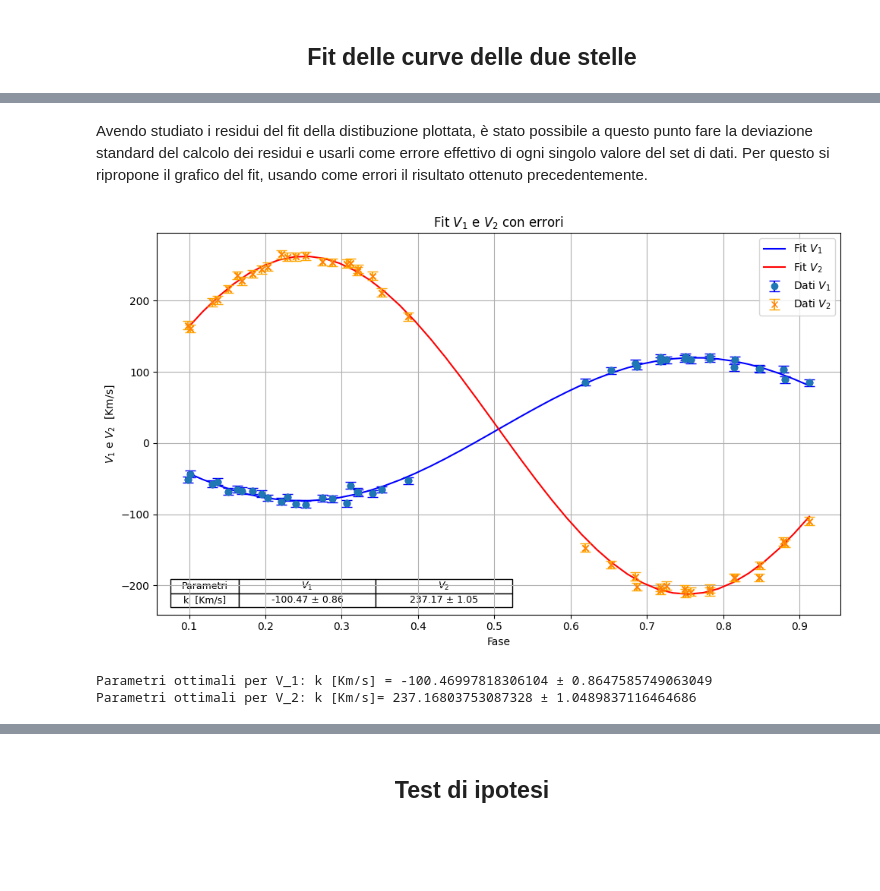
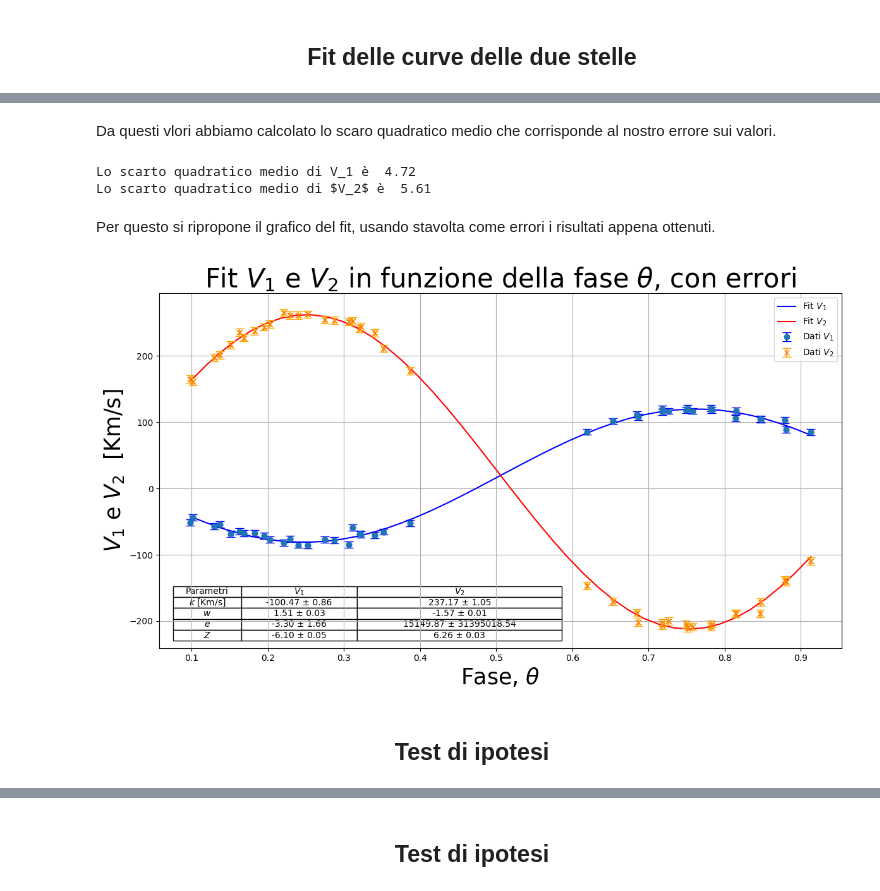
Before and after one commit to Sebyiossa/Progetto-Analisi-dati-2024, a Jupyter notebook: Progetti analisi statistica dei dati -Stelle Binarie.ipynb, the cells around one changed output, grey strips where cells are left out. Cells and saved outputs as stored; diff of their text form; code cells hidden in the pictures; blank space fills up the shorter version.

```diff
--- a/Progetti analisi statistica dei dati -Stelle Binarie.ipynb
+++ b/Progetti analisi statistica dei dati -Stelle Binarie.ipynb
@@ -226,9 +234,8 @@ import matplotlib.pyplot as plt
 # Definiamo le variabili
 V1
 V2
-w1
-w2
-
+w1 =df[('w1')]
+w2 =df[('w2')]
 # Calcoliamo i pesi combinati
 w = w1 * w2
 
@@ -257,8 +264,8 @@ plt.figure(figsize=(12, 7))
 plt.scatter(Fase, residui_V1, label='Residui di $V_1$', color='b', alpha=0.5)
 plt.scatter(Fase, residui_V2, label='Residui di $V_2$', color='r', alpha=0.5)
 plt.axhline(y=0, color='g', linestyle='--')
-plt.xlabel('Fase')
-plt.ylabel('Residui')
+plt.xlabel('Fase, $\\theta$', fontsize=15)
+plt.ylabel('Residui', fontsize=15)
 plt.title('Grafico dei residui di $V_1$ e $V_2$')
 plt.legend()
 plt.show()
@@ -266,8 +273,4 @@ plt.show()
 #Mi stampo i residui di V1 e V2
 print(f"I residui di $V_1$ sono:" , residui_V1)
 print(f"I residui di $V_2$ sono:", residui_V2)
-sqm_V1=np.sqrt(np.var(residui_V1))
-sqm_V2=np.sqrt(np.var(residui_V2))
-print(f"Lo scarto quadratico medio di V_1 è ", f"{sqm_V1:.2f}")
-print(f"Lo scarto quadratico medio di V_2 è ", f"{sqm_V2:.2f}")
 # %% [output]
@@ -295,5 +296,15 @@ Lo scarto quadratico medio di V_2 è  5.61
+# %% [markdown]
+Da questi vlori abbiamo calcolato lo scaro quadratico medio che corrisponde al nostro errore sui valori.
+# %%
+sqm_V1=np.sqrt(np.var(residui_V1))
+sqm_V2=np.sqrt(np.var(residui_V2))
+print(f"Lo scarto quadratico medio di V_1 è ", f"{sqm_V1:.2f}")
+print(f"Lo scarto quadratico medio di $V_2$ è ", f"{sqm_V2:.2f}")
+# %% [output]
+Lo scarto quadratico medio di V_1 è  4.72
+Lo scarto quadratico medio di $V_2$ è  5.61
 # %% [markdown]
-Avendo studiato i residui del fit della distibuzione plottata, è stato possibile a questo punto fare la deviazione standard del calcolo dei residui e usarli come errore effettivo di ogni singolo valore del set di dati. Per questo si ripropone il grafico del fit, usando come errori il risultato ottenuto precedentemente.
+Per questo si ripropone il grafico del fit, usando stavolta come errori i risultati appena ottenuti.
 # %%
 import numpy as np
 import pandas as pd
@@ -322,45 +333,48 @@ K_opt_V2, w_opt_V2, e_opt_V2, Z_opt_V2 = popt_V2
 perR_V2 = np.sqrt(np.diag(pcov_V2))
 
 # Grafico
-plt.figure(figsize=(10, 6))
+plt.figure(figsize=(12,7))
 
 # Fit V1
 Fase_fit = np.linspace(min(Fase), max(Fase), 42)
 V1_fit = model(Fase_fit, *popt_V1)
 plt.plot(Fase_fit, V1_fit, color='blue', label='Fit $V_1$')
 plt.scatter(Fase, V1, color='blue')
 plt.errorbar(Fase, V1, yerr=errore_V1, fmt='o', label='Dati $V_1$', capsize=5, ecolor='b')
 
 # Fit V2
 V2_fit = model(Fase_fit, *popt_V2)
 plt.plot(Fase_fit, V2_fit, color='red', label='Fit $V_2$')
 plt.scatter(Fase, V2, marker='x', color='orange')
 plt.errorbar(Fase, V2, yerr=errore_V2, fmt='x', label='Dati $V_2$', capsize=5, ecolor='orange')
 
 # Assi
-plt.xlabel('Fase')
-plt.ylabel('$V_1$ e $V_2$  [Km/s]')
+plt.xlabel('Fase, $\\theta$', fontsize=25)
+plt.ylabel('$V_1$ e $V_2$  [Km/s]', fontsize=25)
 plt.legend()
 plt.grid(True)
-plt.title('Fit $V_1$ e $V_2$ con errori')
+plt.title('Fit $V_1$ e $V_2$ in funzione della fase $\\theta$, con errori', fontsize=30)
 
 # Tabella con i dati ottenuti fit
 table_data = [
     ["Parametri", "$V_1$", "$V_2$"],
-    ["k  [Km/s]", f"{K_opt_V1:.2f} ± {perR_V1[0]:.2f}", f"{K_opt_V2:.2f} ± {perR_V2[0]:.2f}"]
+    ["$k$ [Km/s]", f"{K_opt_V1:.2f} ± {perR_V1[0]:.2f}", f"{K_opt_V2:.2f} ± {perR_V2[0]:.2f}"],
+    ["$w$", f"{w_opt_V1:.2f} ± {perR_V1[1]:.2f}", f"{w_opt_V2:.2f} ± {perR_V2[1]:.2f}"],
+    ["$e$", f"{e_opt_V1:.2f} ± {perR_V1[2]:.2f}", f"{e_opt_V2:.2f} ± {perR_V2[2]:.2f}"],
+    ["$Z$", f"{Z_opt_V1:.2f} ± {perR_V1[3]:.2f}", f"{Z_opt_V2:.2f} ± {perR_V2[3]:.2f}"]
 ]
 
 # Tabella dati
-plt.table(cellText=table_data, colWidths=[0.1, 0.2, 0.2], loc='lower left', cellLoc='center')
+plt.table(cellText=table_data, colWidths=[0.1, 0.17, 0.3], loc='lower left', cellLoc='center')
 
 # Show grafico
 plt.tight_layout()
 plt.show()
 
 # Print caratteri ottimali con errori
-print(f'Parametri ottimali per V_1: k [Km/s] = {K_opt_V1} ± {perR_V1[0]}')
-print(f'Parametri ottimali per V_2: k [Km/s]= {K_opt_V2} ± {perR_V2[0]}')
+#print(f'Parametri ottimali per V_1: k [Km/s] = {K_opt_V1} ± {perR_V1[0]}')
+#print(f'Parametri ottimali per V_2: k [Km/s]= {K_opt_V2} ± {perR_V2[0]}')
 # %% [output]
-[figure, old version]
+[figure, new version]
-Parametri ottimali per V_1: k [Km/s] = -100.46997818306104 ± 0.8647585749063049
-Parametri ottimali per V_2: k [Km/s]= 237.16803753087328 ± 1.0489837116464686
+# %% [markdown]
+## <center> Test di ipotesi
```
Also changed, not shown: parts of 31 cells of this notebook.
